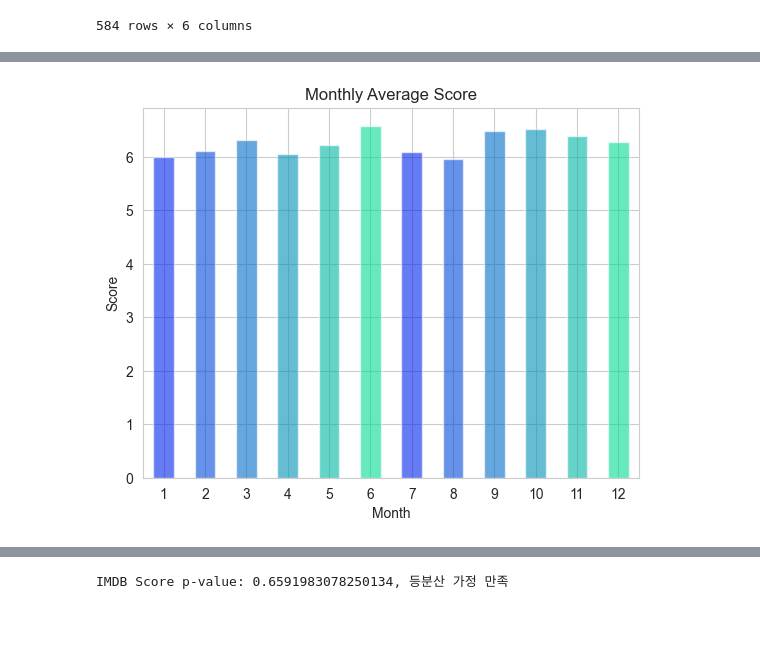
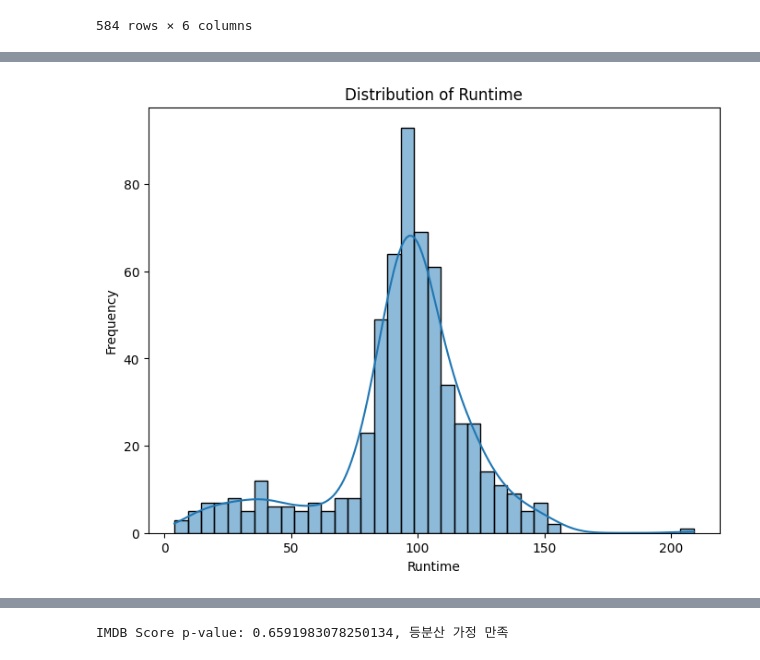
Before and after one commit to GRetriever/Data-Analysis-Project, a Jupyter notebook: Netflix/Netflix.ipynb, the cells around one changed output, grey strips where cells are left out. Drawn from its saved outputs; the diff is of its cells as text; code cells hidden in the pictures; blank space fills up the shorter version.

```diff
--- a/Netflix/Netflix.ipynb
+++ b/Netflix/Netflix.ipynb
@@ -150,15 +159,0 @@ MultiLingual_df.groupby(['Language'])['IMDB Score'].mean().sort_values(ascending
-# %%
-# 13번
-
-monthly_average_score = df.groupby(df['Premiere'].dt.month)['IMDB Score'].mean()
-
-sns.set_style('whitegrid')
-monthly_average_score.plot(kind='bar',color = sns.color_palette('winter'),alpha=0.6)
-plt.xlabel('Month')
-plt.ylabel('Score')
-plt.title('Monthly Average Score')
-_=plt.xticks(rotation=0)
-
-# 월별 스코어
-# %% [output]
-[figure, removed]
@@ -175,0 +160,9 @@ monthly_score.nlargest(12)
+# %%
+plt.figure(figsize=(8, 6))
+sns.histplot(df['Runtime'], kde=True)
+plt.xlabel('Runtime')
+plt.ylabel('Frequency')
+plt.title('Distribution of Runtime')
+plt.show()
+# %% [output]
+[figure, added]
```
Also changed, not shown: parts of 97 cells of this notebook.
